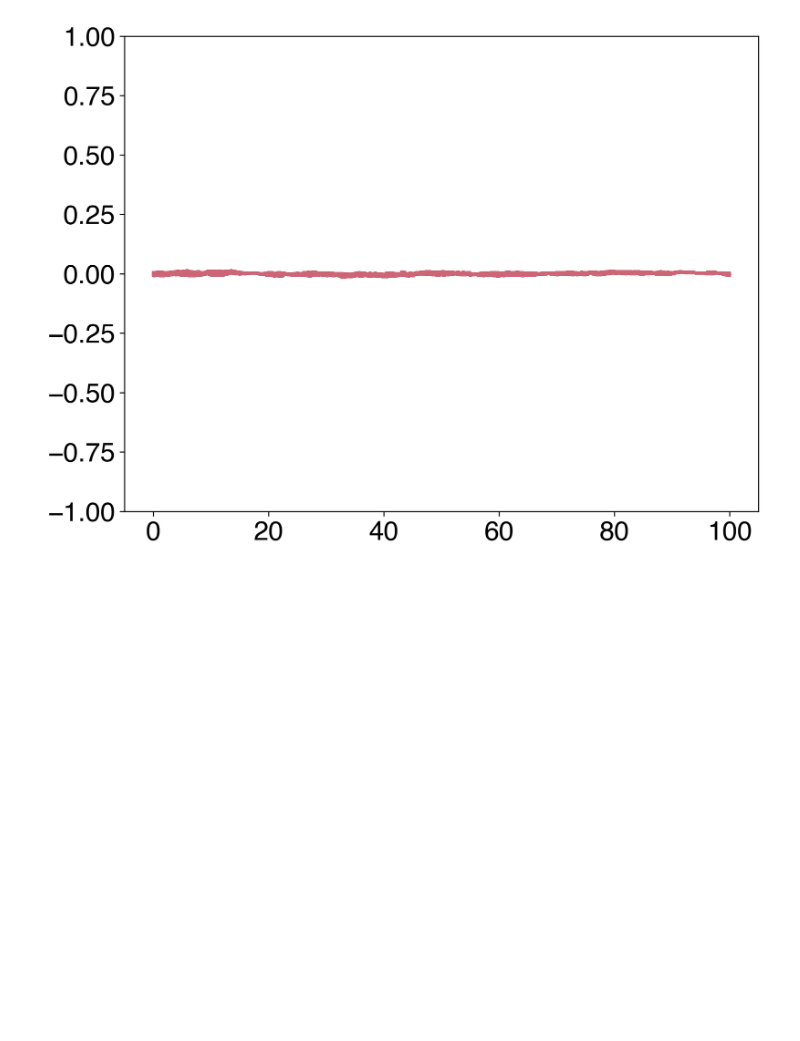
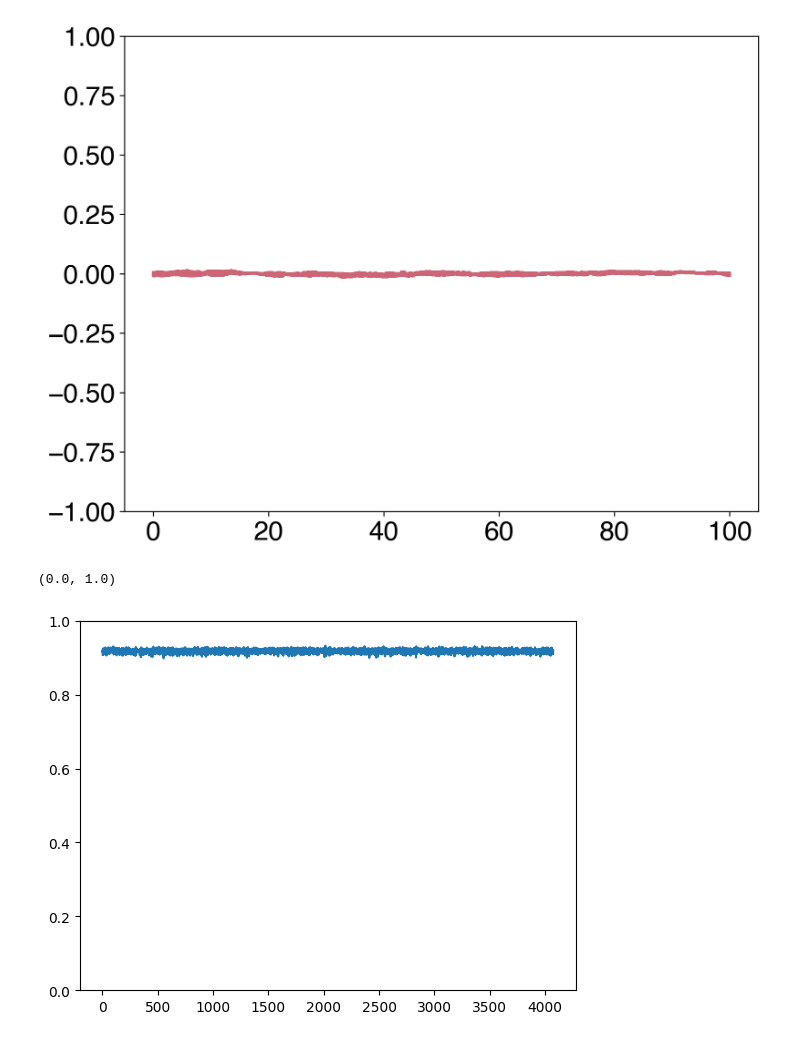
Before and after one commit to wppppupr/MTCargoSim, a Jupyter notebook: notebook/python.ipynb, the cells around one changed output. Cells and saved outputs as stored; diff of their text form; code cells hidden in the pictures; blank space fills up the shorter version.

```diff
--- a/notebook/python.ipynb
+++ b/notebook/python.ipynb
@@ -190,3 +190,19 @@ ax.set_ylim((-1,1))
 # %% [output]
 (-1.0, 1.0)
 [figure]
+# %%
+import zarr
+
+data = zarr.open_array("/Volumes/data/Sasaki/backup_git/MTCargoSim/data/MT/P0.5_A0.5/seed1.zarr/orientations", mode='r')
+orientations = data[:]
+
+S=orderparameter(orientations)
+# %%
+import matplotlib.pyplot as plt
+
+plt.plot(S)
+
+plt.ylim(0,1)
+# %% [output]
+(0.0, 1.0)
+[figure, added]
```
